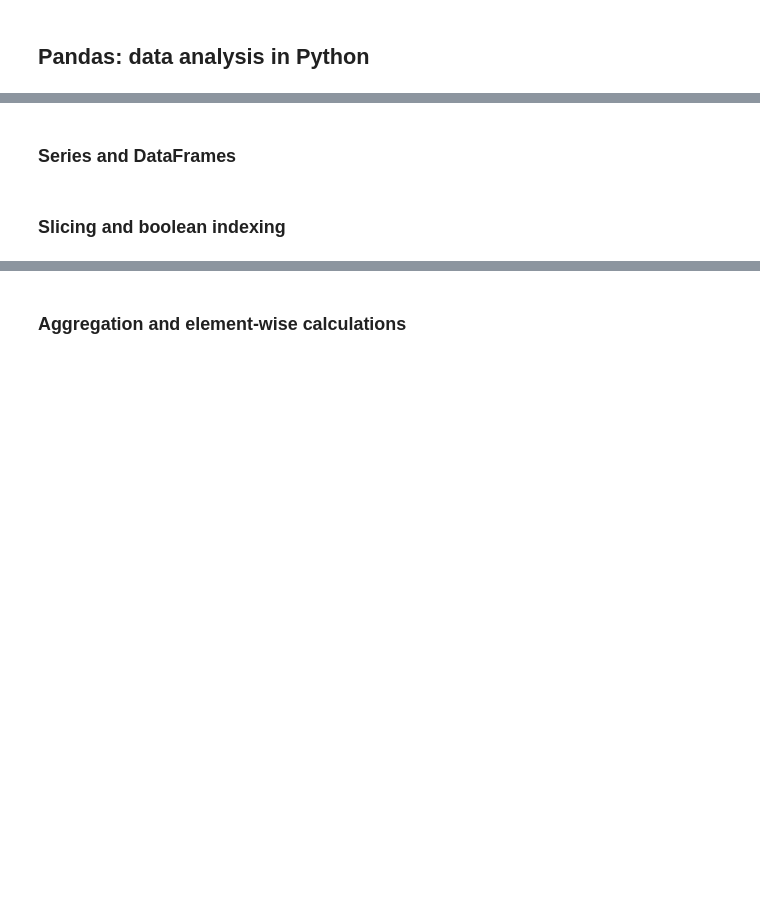
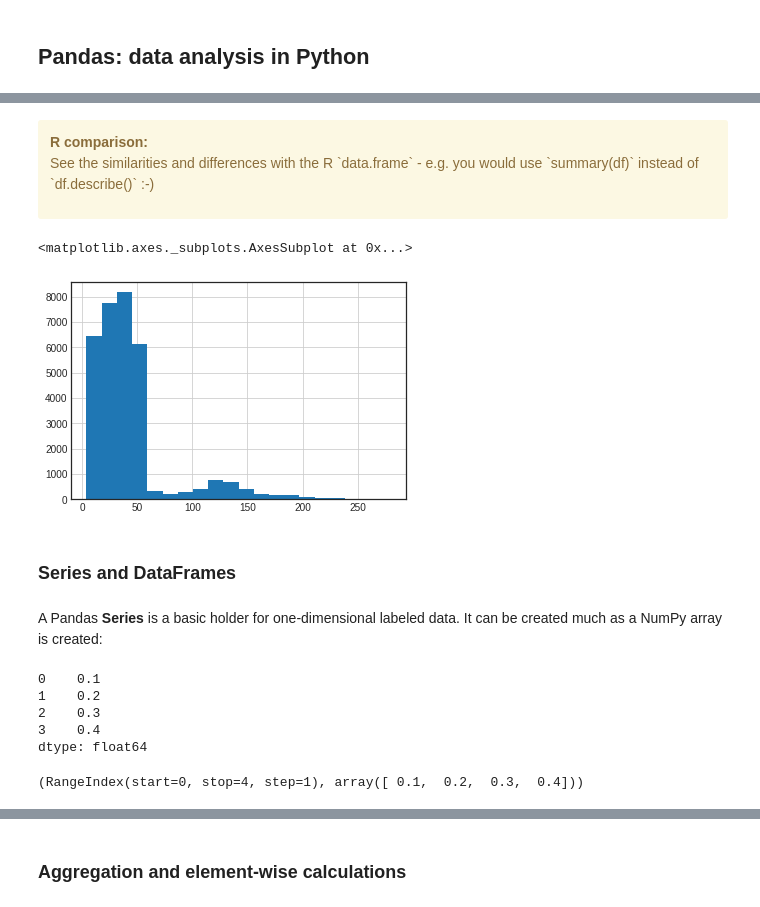
Before and after one commit to stijnvanhoey/course_gis_scripting, a Jupyter notebook: _solved/02-scientific-python-introduction.ipynb, the cells around one changed output, grey strips where cells are left out. Cells and saved outputs as stored; diff of their text form; code cells hidden in the pictures; blank space fills up the shorter version.

Commit message:
Update Pandas section

```diff
--- a/_solved/02-scientific-python-introduction.ipynb
+++ b/_solved/02-scientific-python-introduction.ipynb
@@ -17,6 +19,7 @@ Furthermore, if plotting is required, this will be done with matplotlib package
 # %%
 import matplotlib.pyplot as plt
 %matplotlib inline
+plt.style.use('seaborn-white')
 # %% [markdown]
 ## Numpy
 # %% [markdown]
@@ -560,0 +580,2 @@ Reading in data...
+# %%
+surveys_df = pd.read_csv("../data/surveys.csv")
@@ -561,4 +643,27 @@ Reading in data...
+# %% [markdown]
+<div class="alert alert-warning">
+    <b>R comparison:</b><br>
+    <p>See the similarities and differences with the R `data.frame` - e.g. you would use `summary(df)` instead of `df.describe()` :-)</p>
+</div>
+# %%
+surveys_df["weight"].hist(bins=20)
+# %% [output]
+<matplotlib.axes._subplots.AxesSubplot at 0x...>
+[figure, added]
 # %% [markdown]
 ### Series and DataFrames
-# %% [markdown]
-### Slicing and boolean indexing
+# %% [markdown]
+A Pandas **Series** is a basic holder for one-dimensional labeled data. It can be created much as a NumPy array is created:
+# %%
+a_series = pd.Series([0.1, 0.2, 0.3, 0.4])
+a_series
+# %% [output]
+0    0.1
+1    0.2
+2    0.3
+3    0.4
+dtype: float64
+# %%
+a_series.index, a_series.values
+# %% [output]
+(RangeIndex(start=0, stop=4, step=1), array([ 0.1,  0.2,  0.3,  0.4]))
```
Also changed, not shown: parts of 95 cells of this notebook.
